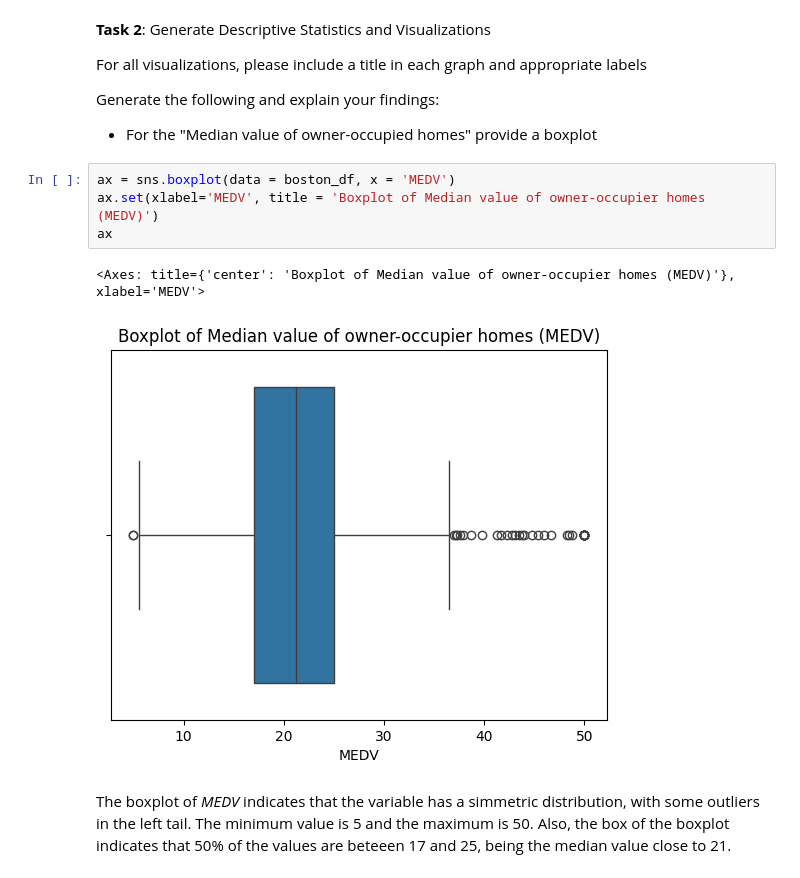
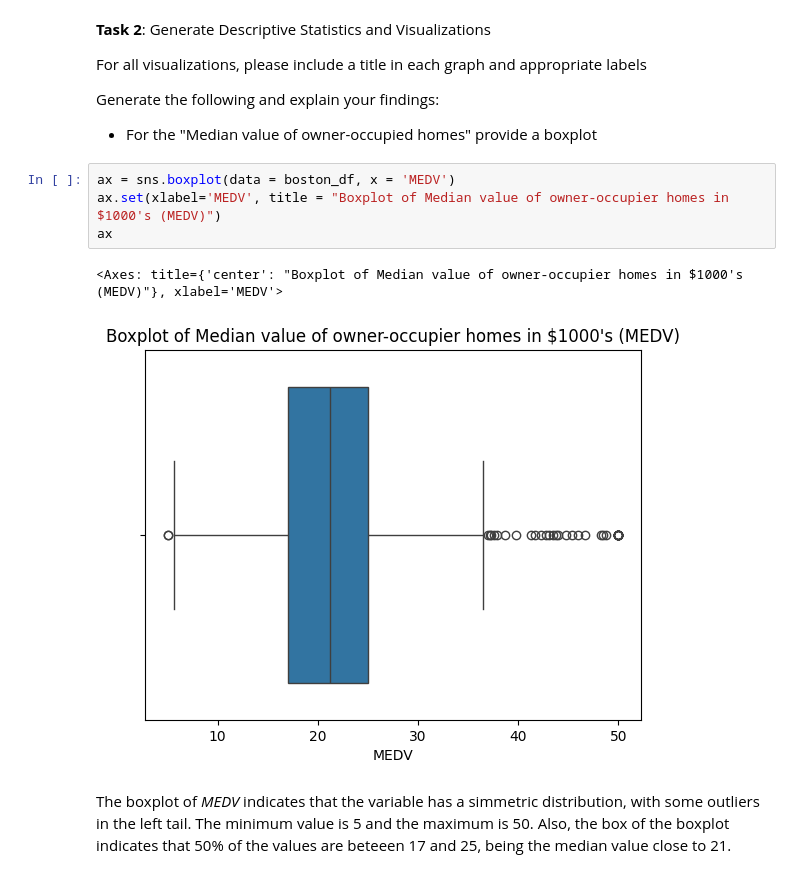
Before and after one commit to gamerino/StatisticsForDSinPython, a Jupyter notebook: Final_assignment.ipynb, the cells around one changed output. Drawn from its saved outputs; the diff is of its cells as text.

```diff
--- a/Final_assignment.ipynb
+++ b/Final_assignment.ipynb
@@ -78,11 +78,11 @@ Generate the following and explain your findings:
 - For the "Median value of owner-occupied homes" provide a boxplot
 # %%
 ax = sns.boxplot(data = boston_df, x = 'MEDV')
-ax.set(xlabel='MEDV', title = 'Boxplot of Median value of owner-occupier homes (MEDV)')
+ax.set(xlabel='MEDV', title = "Boxplot of Median value of owner-occupier homes in $1000's (MEDV)")
 ax
 # %% [output]
-<Axes: title={'center': 'Boxplot of Median value of owner-occupier homes (MEDV)'}, xlabel='MEDV'>
+<Axes: title={'center': "Boxplot of Median value of owner-occupier homes in $1000's (MEDV)"}, xlabel='MEDV'>
-[figure, old version]
+[figure, new version]
 # %% [markdown]
 The boxplot of *MEDV* indicates that the variable has a simmetric distribution, with some outliers in the left tail. The minimum value is 5 and the maximum is 50. Also, the box of the boxplot indicates that 50% of the values are beteeen 17 and 25, being the median value close to 21.
 # %% [markdown]
```
Also changed, not shown: parts of 1 cell of this notebook.
